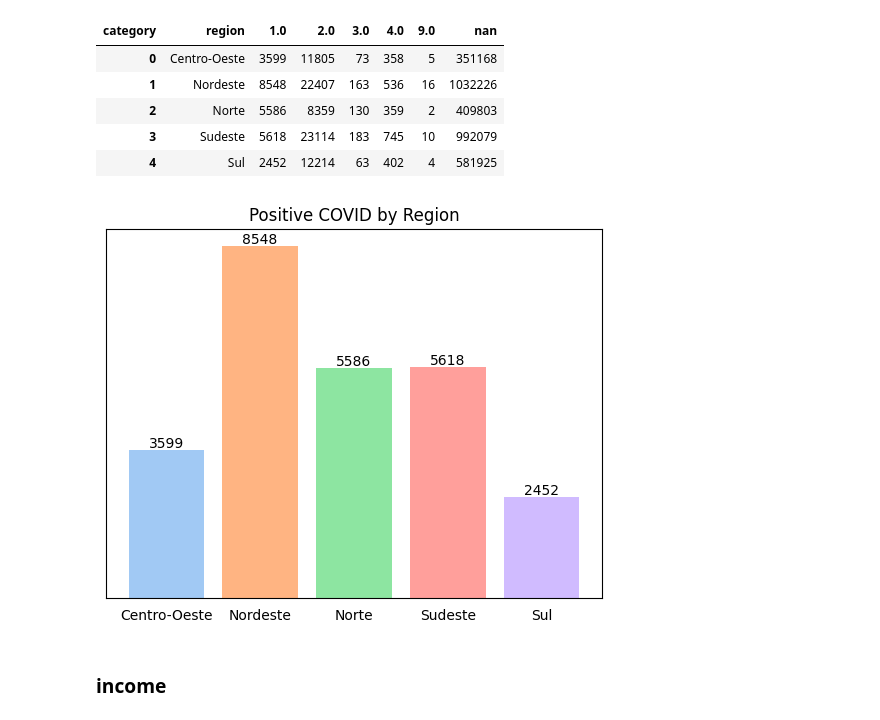
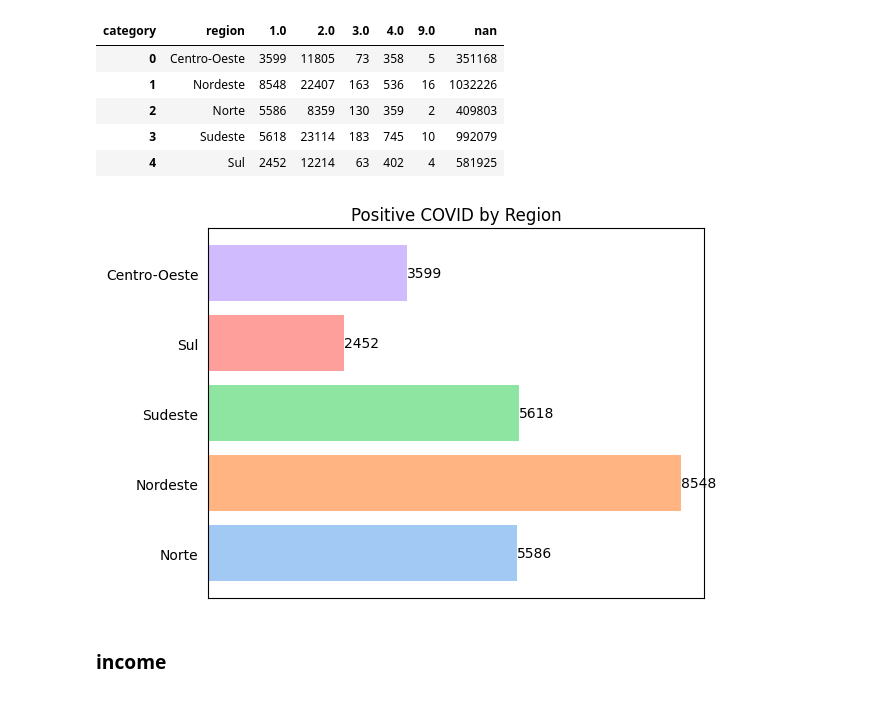
Before and after one commit to pathilink/HospAEinstein_test, a Jupyter notebook: notebook/pnad_eda.ipynb, the cells around one changed output. Cells and saved outputs as stored; diff of their text form; code cells hidden in the pictures.

```diff
--- a/notebook/pnad_eda.ipynb
+++ b/notebook/pnad_eda.ipynb
@@ -658,30 +757,36 @@ region_g
 | 3 | Sudeste | 5618 | 23114 | 183 | 745 | 10 | 992079 |
 | 4 | Sul | 2452 | 12214 | 63 | 402 | 4 | 581925 |
 # %%
-# region x covid
-# define palette
-palette = sns.color_palette('pastel', n_colors=len(region_g['region'].unique()))
+# set order
+desired_order = ['Norte', 'Nordeste', 'Sudeste', 'Sul', 'Centro-Oeste']
+
+# ordern df
+region_g['region'] = pd.Categorical(region_g['region'], categories=desired_order, ordered=True)
+region_g_sorted = region_g.sort_values('region')
+
+# color
+palette = sns.color_palette('pastel', n_colors=len(region_g_sorted['region'].unique()))
 
 fig, ax = plt.subplots()
-bars = ax.bar(region_g['region'], region_g['1.0'], color=palette)
+bars = ax.barh(region_g_sorted['region'], region_g_sorted['1.0'], color=palette)
 
-# labels
+# label
 for bar in bars:
-    height = bar.get_height()
-    ax.text(bar.get_x() + bar.get_width() / 2, height, f'{int(height)}', ha='center', va='bottom', fontsize=10)
+    width = bar.get_width()
+    ax.text(width, bar.get_y() + bar.get_height() / 2, f'{int(width)}', ha='left', va='center', fontsize=10)
 
 # adjust
 plt.title('Positive COVID by Region')
 
-ax.tick_params(left=False, bottom=False)
-ax.set_xticks(region_g['region'])
+ax.set_yticks(range(len(region_g_sorted['region'])))
+ax.set_yticklabels(region_g_sorted['region'])
 
-ax.set(yticklabels=[])
-ax.set(ylabel=None)
+ax.set_xticks([])
 ax.set(xlabel=None)
+ax.tick_params(left=False)
 
 plt.show()
 # %% [output]
-[figure, old version]
+[figure, new version]
 # %% [markdown]
 ### income
```
Also changed, not shown: parts of 27 cells of this notebook.
